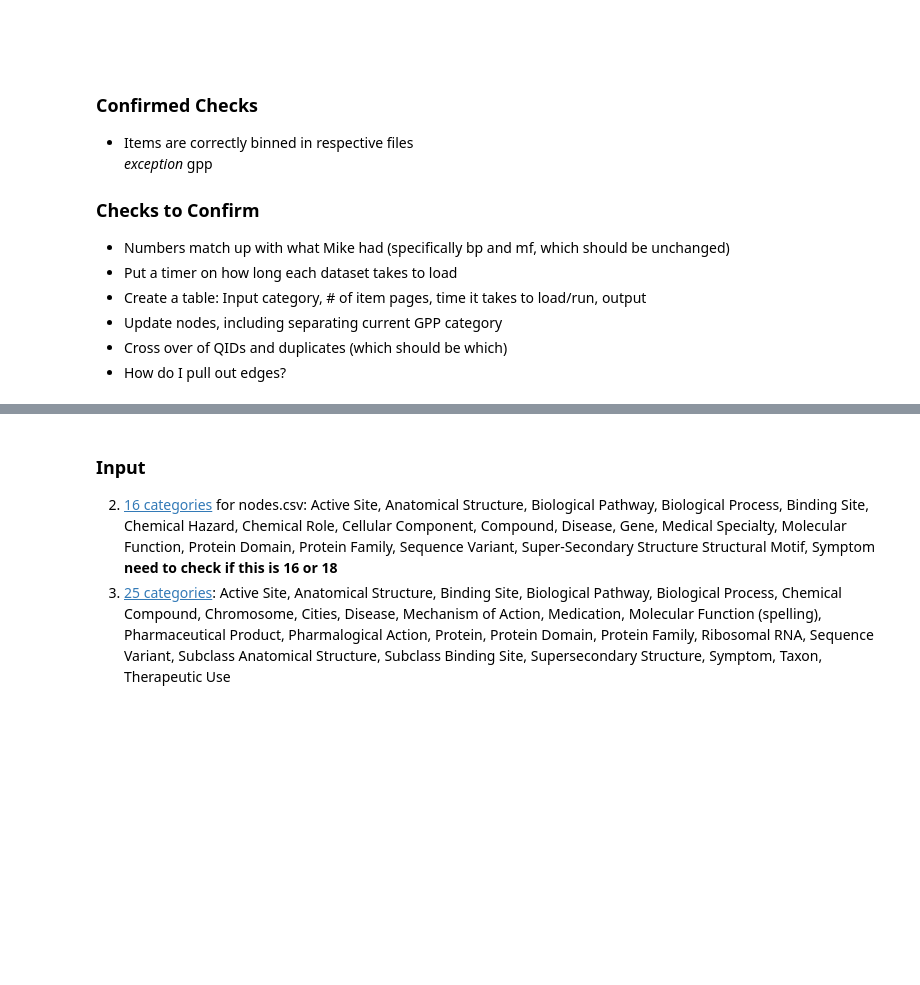
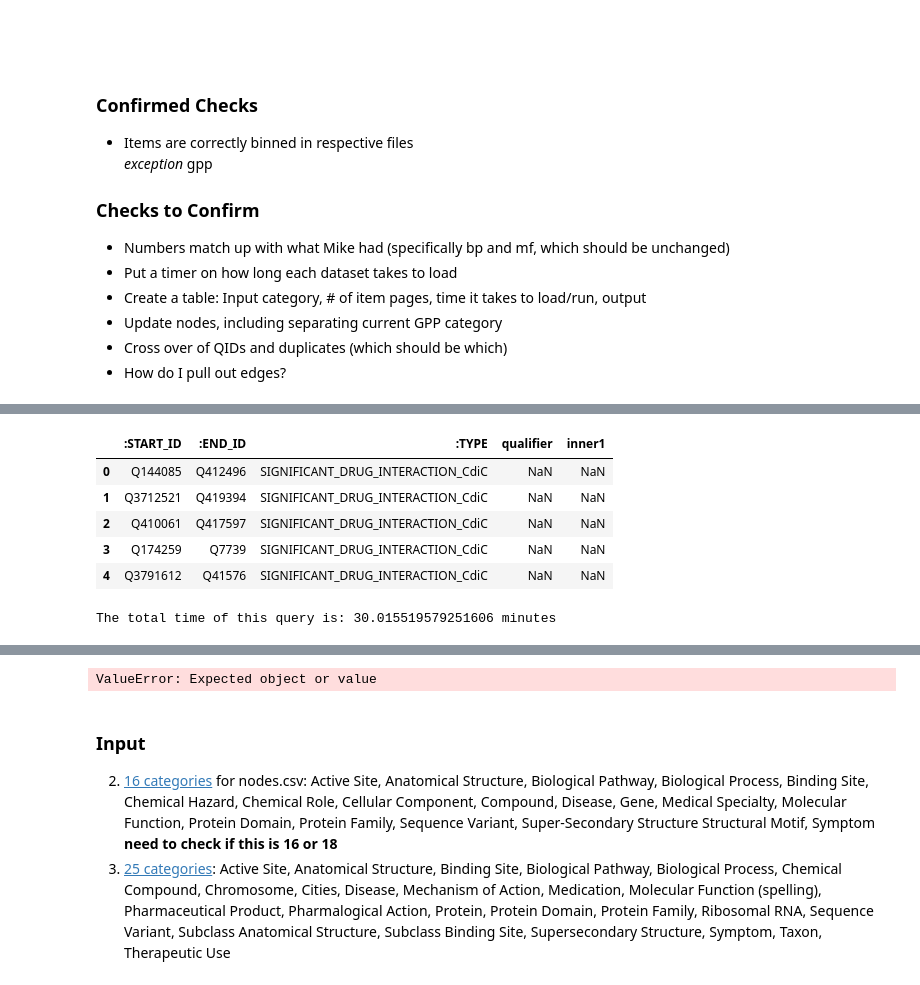
Before and after one commit to sabahzero/WRP, a Jupyter notebook: src/WDF-10categories/01.ipynb, the cells around one changed output, grey strips where cells are left out. Drawn from its saved outputs; the diff is of its cells as text; code cells hidden in the pictures; blank space fills up the shorter version.

```diff
--- a/src/WDF-10categories/01.ipynb
+++ b/src/WDF-10categories/01.ipynb
@@ -28,3 +28,6 @@ import pandas as pd
 
 import time
 from datetime import datetime
+# %%
+nodes_mike = pd.read_csv('file-examples/nodes_2019-09-03.csv')
+edges_mike = pd.read_csv('file-examples/edges_2019-09-03.csv')
@@ -31,3 +45,12 @@ from datetime import datetime
+# %%
+edges_mike.head()
+# %% [output]
+|  | :START_ID | :END_ID | :TYPE | qualifier | inner1 |
+| 0 | Q144085 | Q412496 | SIGNIFICANT_DRUG_INTERACTION_CdiC | NaN | NaN |
+| 1 | Q3712521 | Q419394 | SIGNIFICANT_DRUG_INTERACTION_CdiC | NaN | NaN |
+| 2 | Q410061 | Q417597 | SIGNIFICANT_DRUG_INTERACTION_CdiC | NaN | NaN |
+| 3 | Q174259 | Q7739 | SIGNIFICANT_DRUG_INTERACTION_CdiC | NaN | NaN |
+| 4 | Q3791612 | Q41576 | SIGNIFICANT_DRUG_INTERACTION_CdiC | NaN | NaN |
 # %%
 # Create time stamp
 timeStringNow = datetime.now().strftime("+%Y-%m-%dT00:00:00Z")
@@ -45,7 +68,9 @@ phenotype = pd.read_json('files-Jan112022/phenotype.ndjson', lines=True) # Pheno
 
 # Output and print when query is complete
 end_time = time.time()
-print("The total time of this query is:", (end_time - start_time)/60, "minutes") # 27 min
+print("The total time of this upload is:", (end_time - start_time)/60, "minutes") # 27 min
+# %% [output]
+The total time of this query is: 30.015519579251606 minutes
 # %%
 gpp.head() # protein and chemical compounds
 # %% [output]
@@ -64,6 +89,22 @@ gpp.tail() # pathway, bp, ??? gene ???
 | 45202 | item | Q36811970 | {'en': {'language': 'en', 'value'... | {'en': {'language': 'en', 'value'... | {} | {'P361': [{'mainsnak': {'snaktype... | {} | 1403059511 |
 | 45203 | item | Q36813090 | {'en': {'language': 'en', 'value'... | {'en': {'language': 'en', 'value'... | {} | {'P703': [{'mainsnak': {'snaktype... | {} | 1403306911 |
 | 45204 | item | Q36813105 | {'en': {'language': 'en', 'value'... | {'en': {'language': 'en', 'value'... | {} | {'P703': [{'mainsnak': {'snaktype... | {} | 1403112327 |
+# %%
+timeStringNow = datetime.now().strftime("+%Y-%m-%dT00:00:00Z")
+start_time = time.time()
+
+# http://files.hpc.weso.es/
+bp_andra = pd.read_json('file-examples/result_biological_process.json', lines=True) # Biological Process
+mf_andra = pd.read_json('file-examples/result_molecular_funcion.json', lines=True) # Molecular Function
+
+nodes_mike = pd.read_csv('file-examples/nodes_2019-09-03.csv')
+edges_mike = pd.read_csv('file-examples/edges_2019-09-03.csv')
+
+# Output and print when query is complete
+end_time = time.time()
+print("The total time of this upload is:", (end_time - start_time)/60, "minutes") # 27 min
+# %% [output]
+ValueError: Expected object or value
 # %%
 # Counts (bp, mf) -- compare these to Andra's as well, should be identical
 # <br> Note that [Mike had 2508](https://github.com/mmayers12/metapaths/blob/main/1_code/01a_WikiData_Nodes.ipynb) for Anatomical Structure
```
Also changed, not shown: parts of 2 cells of this notebook.
